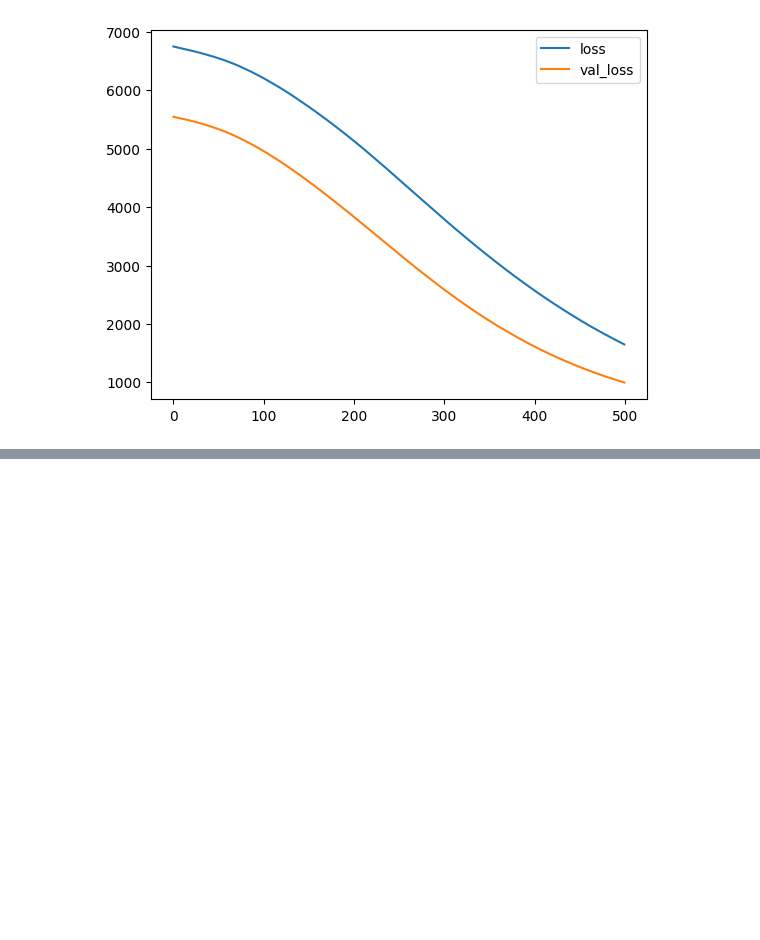
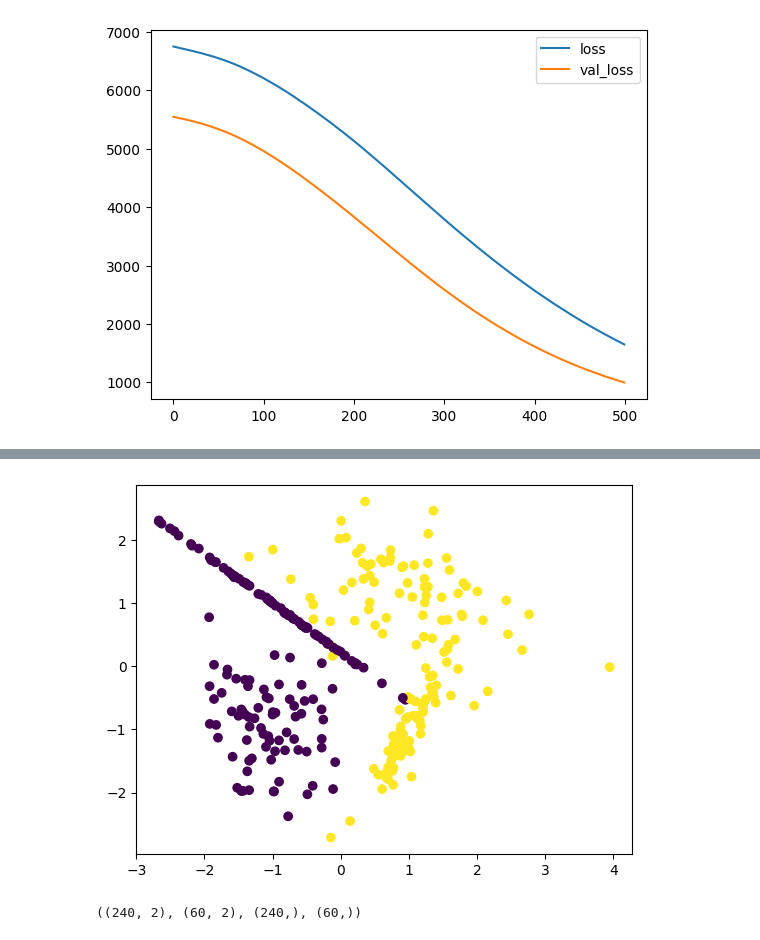
Before and after one commit to sojog/ML-NLP-DP-Bittnet-Iulie-2026, a Jupyter notebook: Ziua6/01_regresie_clasificare_keras.ipynb, the cells around one changed output, grey strips where cells are left out. Cells and saved outputs as stored; diff of their text form; code cells hidden in the pictures; blank space fills up the shorter version.

```diff
--- a/Ziua6/01_regresie_clasificare_keras.ipynb
+++ b/Ziua6/01_regresie_clasificare_keras.ipynb
@@ -225,0 +292,9 @@ plt.legend()
+# %%
+plt.scatter(x[:, 0], x[:, 1], c=y);
+# %% [output]
+[figure, added]
+# %%
+x_train, x_test, y_train, y_test = train_test_split(x, y, test_size=0.2, random_state=42)
+x_train.shape, x_test.shape, y_train.shape, y_test.shape
+# %% [output]
+((240, 2), (60, 2), (240,), (60,))
```
Also changed, not shown: parts of 24 cells of this notebook.
